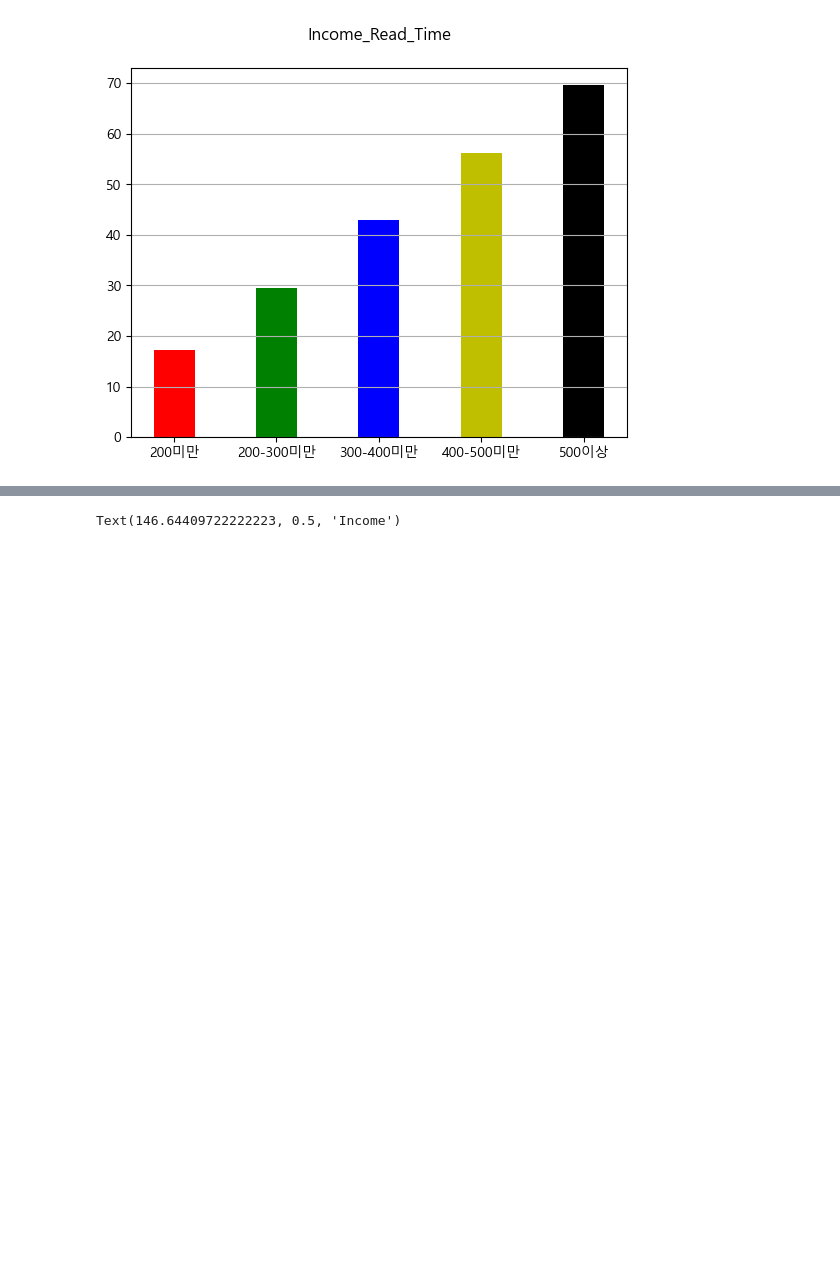
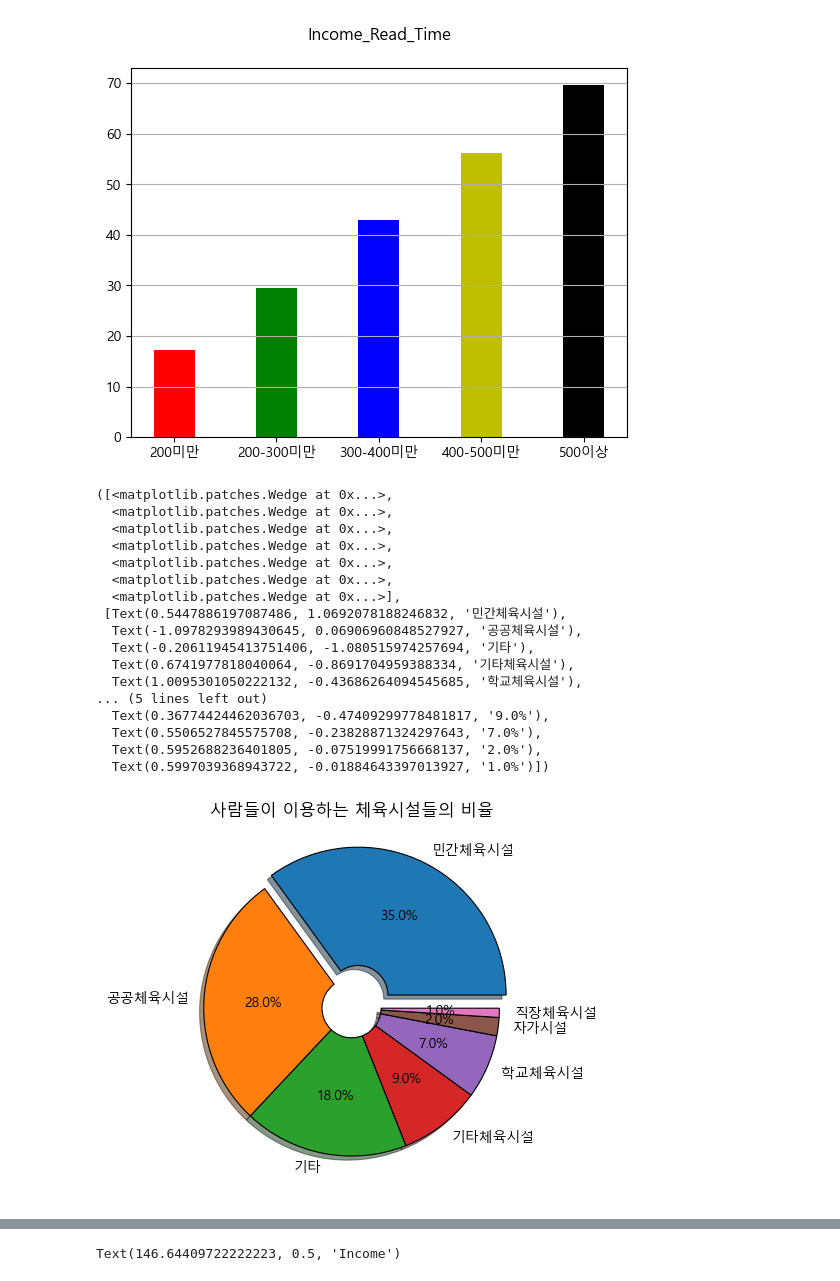
Before and after one commit to qortmdwns/adam, a Jupyter notebook: team_pjt/team.ipynb, the cells around one changed output, grey strips where cells are left out. Drawn from its saved outputs; the diff is of its cells as text; code cells hidden in the pictures; blank space fills up the shorter version.

```diff
--- a/team_pjt/team.ipynb
+++ b/team_pjt/team.ipynb
@@ -122,3 +124,51 @@ plt.show()
 #소득과 독서량은 비례한다는 가정 True
 # %% [output]
 [figure]
+# %%
+import matplotlib.pyplot as plt #1페이지
+import pandas as pd
+import seaborn as sns
+
+plt.rcParams['font.family'] ='Malgun Gothic'
+plt.rcParams['axes.unicode_minus'] =False #한글 사용
+
+
+physicla_data=pd.read_csv("2022년 국민생활체육조사_샘플데이터.csv") #샘플 데이터 읽어오기
+physicla_table=pd.read_csv("2022년 국민생활체육조사 코드북.csv")
+physicla_var=pd.read_excel("자주_이용하는_세부체육시설_민간체육시설_상위_5개_시설__20240116152454.xlsx",index_col=0)
+
+
+new_columns=physicla_table['내용']
+physicla_data.columns=new_columns #읽기 쉬운 columns 로 변경
+
+grade=physicla_data['최종학력'] #학력
+income=physicla_data['월평균가구소득 (만원)'] #소득
+own_place=physicla_data['자주 이용하는 체육시설 유형'] #체육 시설
+
+# 목차
+
+own_value=own_place.value_counts() #이용 체육시설 값 읽기
+wedgeprops={'width':0.8,'edgecolor':'k','linewidth':0.8} #pie 만들기 조건
+plt.title('사람들이 이용하는 체육시설들의 비율')
+plt.pie(own_value,labels=own_value.index,explode=[0.1,0,0,0,0,0,0],
+        autopct='%.1f%%',wedgeprops=wedgeprops,shadow={'ox': -0.04, 'edgecolor': 'none', 'shade': 0.9})
+#이용 체육시설 중에 민간 체육시설의 퍼센트 확인
+# %% [output]
+([<matplotlib.patches.Wedge at 0x...>,
+  <matplotlib.patches.Wedge at 0x...>,
+  <matplotlib.patches.Wedge at 0x...>,
+  <matplotlib.patches.Wedge at 0x...>,
+  <matplotlib.patches.Wedge at 0x...>,
+  <matplotlib.patches.Wedge at 0x...>,
+  <matplotlib.patches.Wedge at 0x...>],
+ [Text(0.5447886197087486, 1.0692078188246832, '민간체육시설'),
+  Text(-1.0978293989430645, 0.06906960848527927, '공공체육시설'),
+  Text(-0.20611945413751406, -1.080515974257694, '기타'),
+  Text(0.6741977818040064, -0.8691704959388334, '기타체육시설'),
+  Text(1.0095301050222132, -0.43686264094545685, '학교체육시설'),
+... (5 lines left out)
+  Text(0.36774424462036703, -0.47409299778481817, '9.0%'),
+  Text(0.5506527845575708, -0.23828871324297643, '7.0%'),
+  Text(0.5952688236401805, -0.07519991756668137, '2.0%'),
+  Text(0.5997039368943722, -0.01884643397013927, '1.0%')])
+[figure, added]
```
Also changed, not shown: parts of 5 cells of this notebook, 1 other file.
